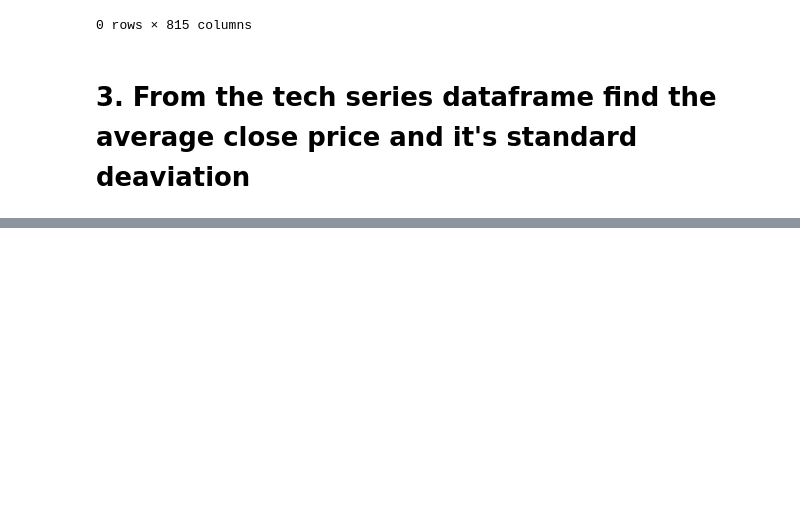
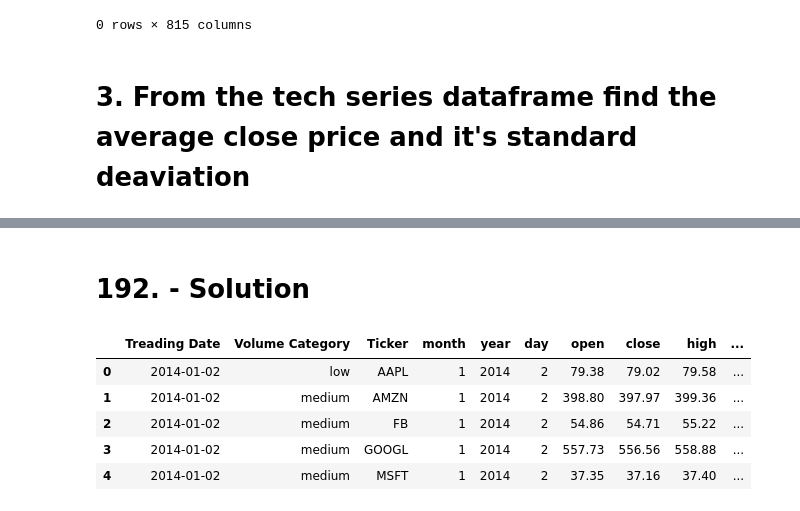
Before and after one commit to TomaszBury/The-ultimate-pandas-bootcamp-advanced-python-data-analysis, a Jupyter notebook: section_07/multi_dimensional.ipynb, the cells around one changed output, grey strips where cells are left out. Cells and saved outputs as stored; diff of their text form; code cells hidden in the pictures; blank space fills up the shorter version.

```diff
--- a/section_07/multi_dimensional.ipynb
+++ b/section_07/multi_dimensional.ipynb
@@ -2221,0 +2263,12 @@ tech_df3.loc[('2019',slice(None),slice(None)):,].set_index(['Treading Date','Vol
+# %% [markdown]
+# 192. - Solution
+# %%
+# 1
+tech.head()
+# %% [output]
+|  | Treading Date | Volume Category | Ticker | month | year | day | open | close | high | ... |
+| 0 | 2014-01-02 | low | AAPL | 1 | 2014 | 2 | 79.38 | 79.02 | 79.58 | ... |
+| 1 | 2014-01-02 | medium | AMZN | 1 | 2014 | 2 | 398.80 | 397.97 | 399.36 | ... |
+| 2 | 2014-01-02 | medium | FB | 1 | 2014 | 2 | 54.86 | 54.71 | 55.22 | ... |
+| 3 | 2014-01-02 | medium | GOOGL | 1 | 2014 | 2 | 557.73 | 556.56 | 558.88 | ... |
+| 4 | 2014-01-02 | medium | MSFT | 1 | 2014 | 2 | 37.35 | 37.16 | 37.40 | ... |
```
Also changed, not shown: parts of 18 cells of this notebook, 3 other files.
